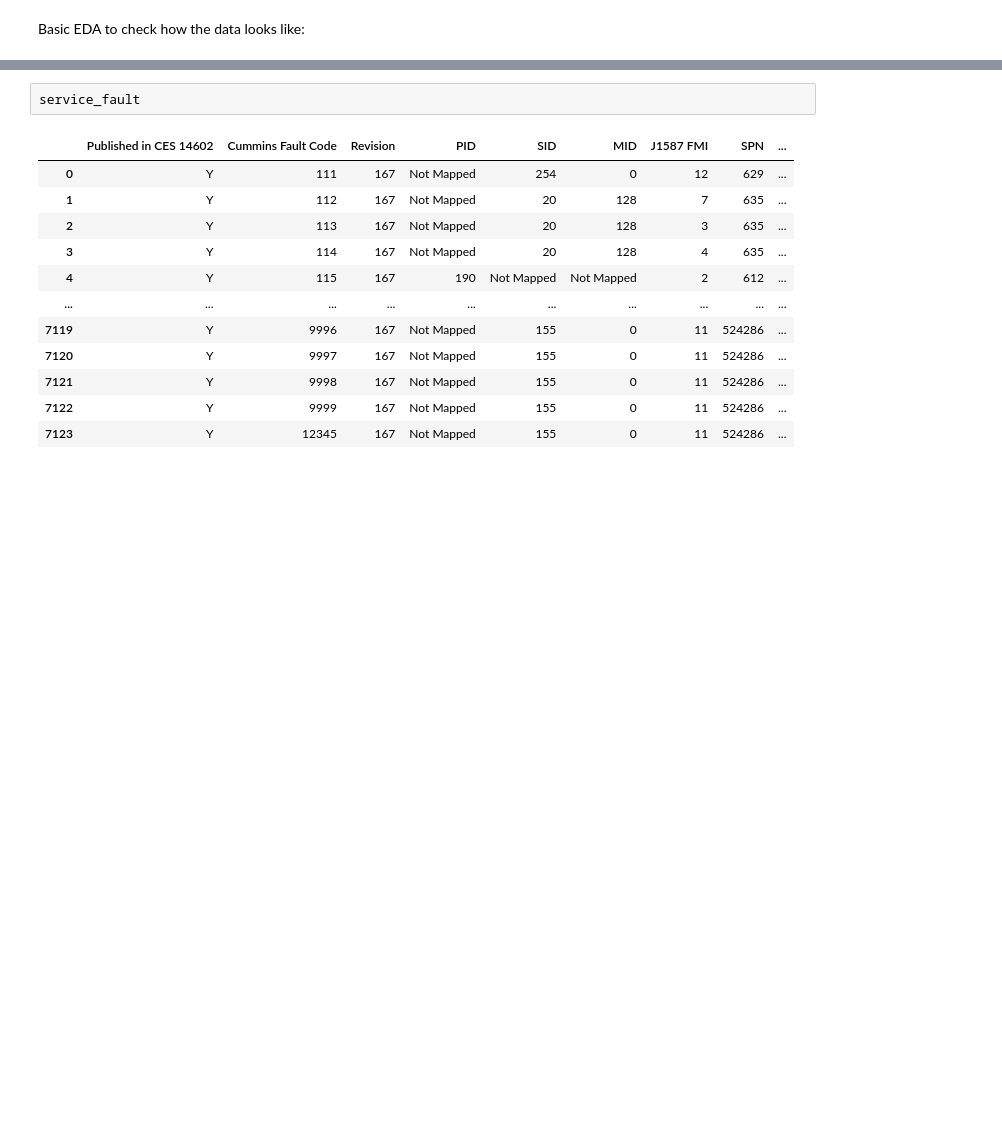
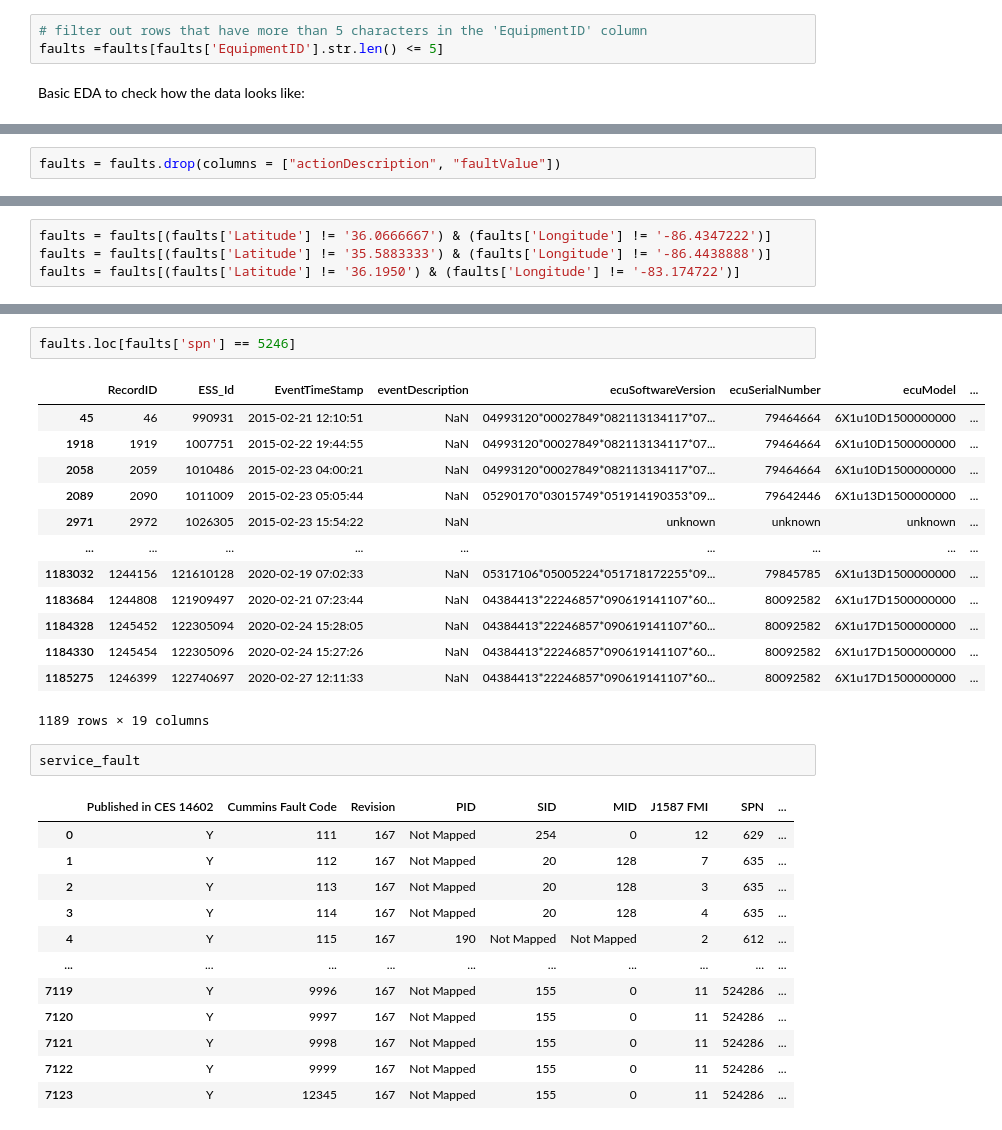
Before and after one commit to nss-data-science-cohort-6/big_g_express-elden_ring, a Jupyter notebook: AC_bigG.ipynb, the cells around one changed output, grey strips where cells are left out. Saved outputs shown, nothing was run; the diff lists cells and outputs as text; blank space fills up the shorter version.

```diff
--- a/AC_bigG.ipynb
+++ b/AC_bigG.ipynb
@@ -8,6 +11,9 @@ parse_dates=['EventTimeStamp']
 faults = pd.read_csv('data/J1939Faults.csv', low_memory=False, parse_dates=['EventTimeStamp'])
 service_fault = pd.read_excel('data/ServiceFaultCodes.xlsx')
 vehicle_Diagnostics = pd.read_csv('data/VehicleDiagnosticOnboardData.csv')
+# %%
+# filter out rows that have more than 5 characters in the 'EquipmentID' column
+faults =faults[faults['EquipmentID'].str.len() <= 5]
 # %% [markdown]
 Basic EDA to check how the data looks like:
 # %%
@@ -32,3 +38,5 @@ faults
+# %%
+faults = faults.drop(columns = ["actionDescription", "faultValue"])
 # %%
 faults.shape
 # %% [output]
@@ -67,0 +68,4 @@ faults.describe()
+# %%
+faults = faults[(faults['Latitude'] != '36.0666667') & (faults['Longitude'] != '-86.4347222')]
+faults = faults[(faults['Latitude'] != '35.5883333') & (faults['Longitude'] != '-86.4438888')]
+faults = faults[(faults['Latitude'] != '36.1950') & (faults['Longitude'] != '-83.174722')]
@@ -68,3 +80,19 @@ faults.describe()
+# %%
+faults.loc[faults['spn'] == 5246]
+# %% [output]
+|  | RecordID | ESS_Id | EventTimeStamp | eventDescription | ecuSoftwareVersion | ecuSerialNumber | ecuModel | ... |
+| 45 | 46 | 990931 | 2015-02-21 12:10:51 | NaN | 04993120*00027849*082113134117*07... | 79464664 | 6X1u10D1500000000 | ... |
+| 1918 | 1919 | 1007751 | 2015-02-22 19:44:55 | NaN | 04993120*00027849*082113134117*07... | 79464664 | 6X1u10D1500000000 | ... |
+| 2058 | 2059 | 1010486 | 2015-02-23 04:00:21 | NaN | 04993120*00027849*082113134117*07... | 79464664 | 6X1u10D1500000000 | ... |
+| 2089 | 2090 | 1011009 | 2015-02-23 05:05:44 | NaN | 05290170*03015749*051914190353*09... | 79642446 | 6X1u13D1500000000 | ... |
+| 2971 | 2972 | 1026305 | 2015-02-23 15:54:22 | NaN | unknown | unknown | unknown | ... |
+| ... | ... | ... | ... | ... | ... | ... | ... | ... |
+| 1183032 | 1244156 | 121610128 | 2020-02-19 07:02:33 | NaN | 05317106*05005224*051718172255*09... | 79845785 | 6X1u13D1500000000 | ... |
+| 1183684 | 1244808 | 121909497 | 2020-02-21 07:23:44 | NaN | 04384413*22246857*090619141107*60... | 80092582 | 6X1u17D1500000000 | ... |
+| 1184328 | 1245452 | 122305094 | 2020-02-24 15:28:05 | NaN | 04384413*22246857*090619141107*60... | 80092582 | 6X1u17D1500000000 | ... |
+| 1184330 | 1245454 | 122305096 | 2020-02-24 15:27:26 | NaN | 04384413*22246857*090619141107*60... | 80092582 | 6X1u17D1500000000 | ... |
+| 1185275 | 1246399 | 122740697 | 2020-02-27 12:11:33 | NaN | 04384413*22246857*090619141107*60... | 80092582 | 6X1u17D1500000000 | ... |
+1189 rows × 19 columns
 # %%
 service_fault
 # %% [output]
```
Also changed, not shown: parts of 10 cells of this notebook.
